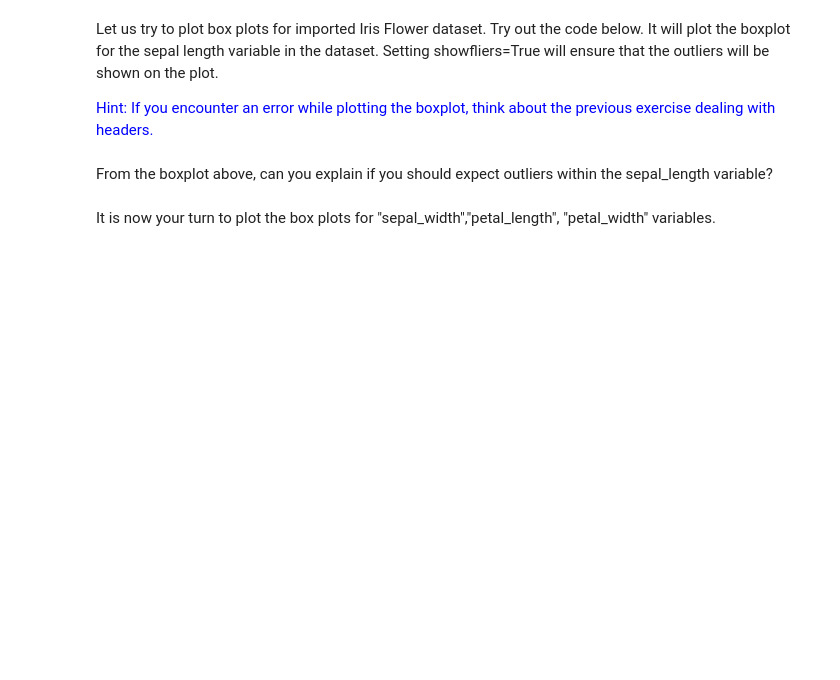
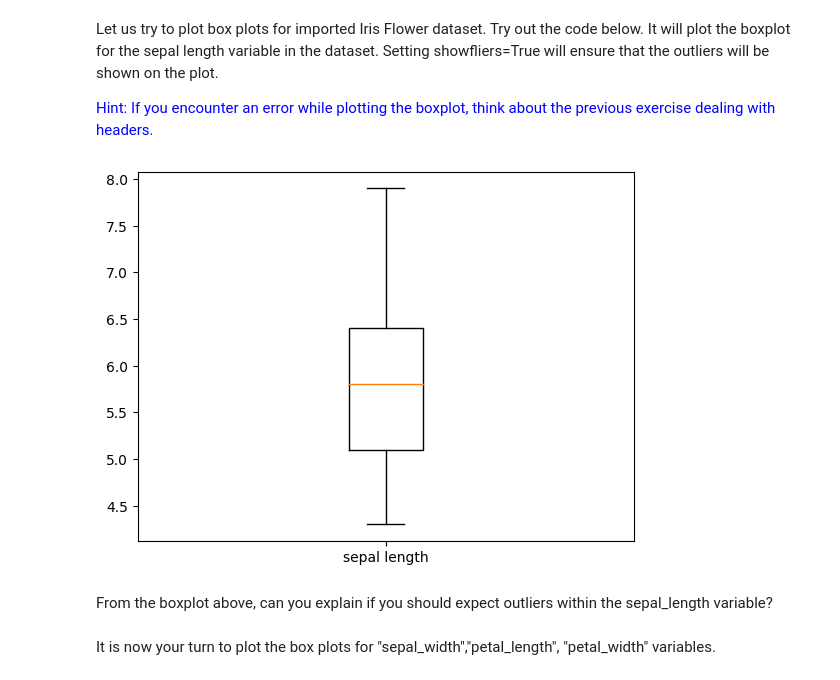
Before and after one commit to Kuldeep-Bhurani/Intel-AI-For-Youth, a Jupyter notebook: Provided/(2) [Jupyter - Youth] Module 16.ipynb, the cells around one changed output. Saved outputs shown, nothing was run; the diff lists cells and outputs as text; code cells hidden in the pictures; blank space fills up the shorter version.

```diff
--- a/Provided/(2) [Jupyter - Youth] Module 16.ipynb
+++ b/Provided/(2) [Jupyter - Youth] Module 16.ipynb
@@ -18,0 +19,3 @@ Import the previously used Iris Flower dataset as a dataframe called df and prin
+# %%
+df = pd.read_csv("iris.data")
+df.describe()
@@ -33,7 +46,9 @@ Let us try to plot box plots for imported Iris Flower dataset. Try out the code
 
 <font color=blue> Hint: If you encounter an error while plotting the boxplot, think about the previous exercise dealing with headers.</font>
 # %%
-plt.boxplot(df['sepal_length'],showfliers=True,labels=['sepal length'])
+plt.boxplot(df['5.1'],showfliers=True,labels=['sepal length'])
 plt.show();
+# %% [output]
+[figure, added]
 # %% [markdown]
 From the boxplot above, can you explain if you should expect outliers within the sepal_length variable?
```
Also changed, not shown: parts of 15 cells of this notebook, 3 other files.
